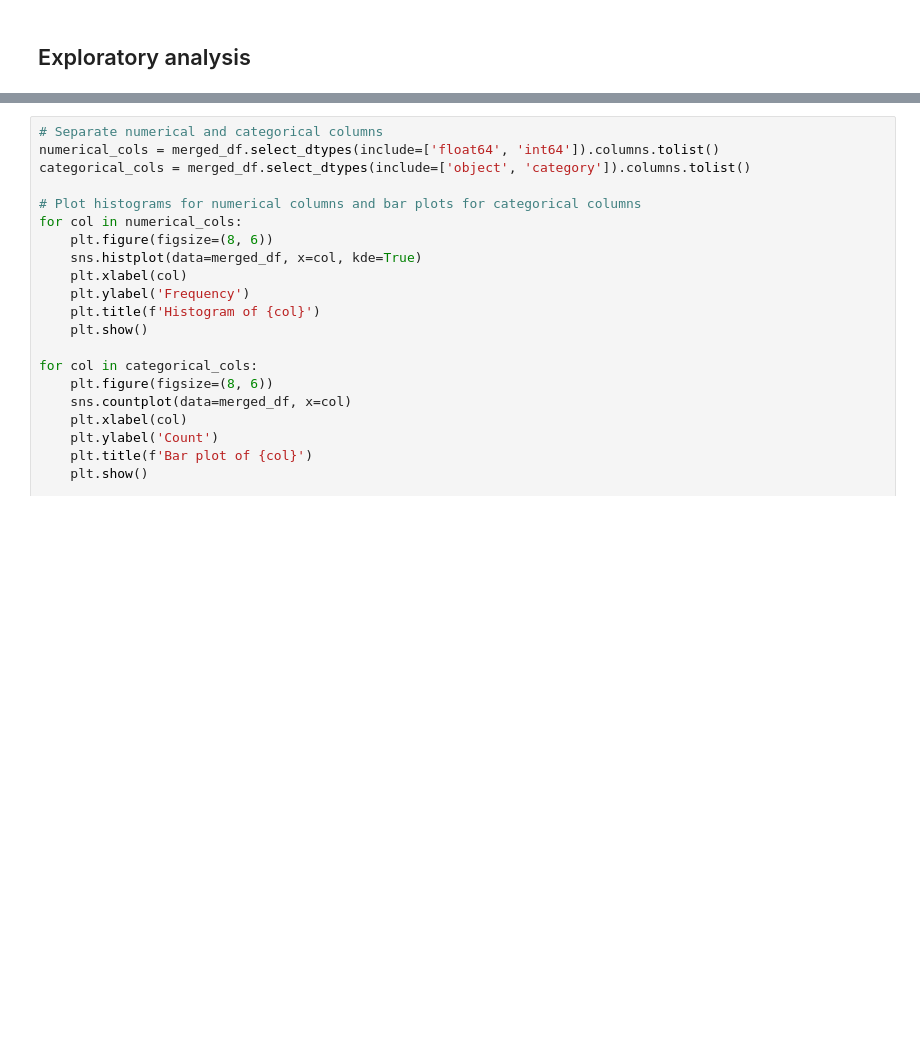
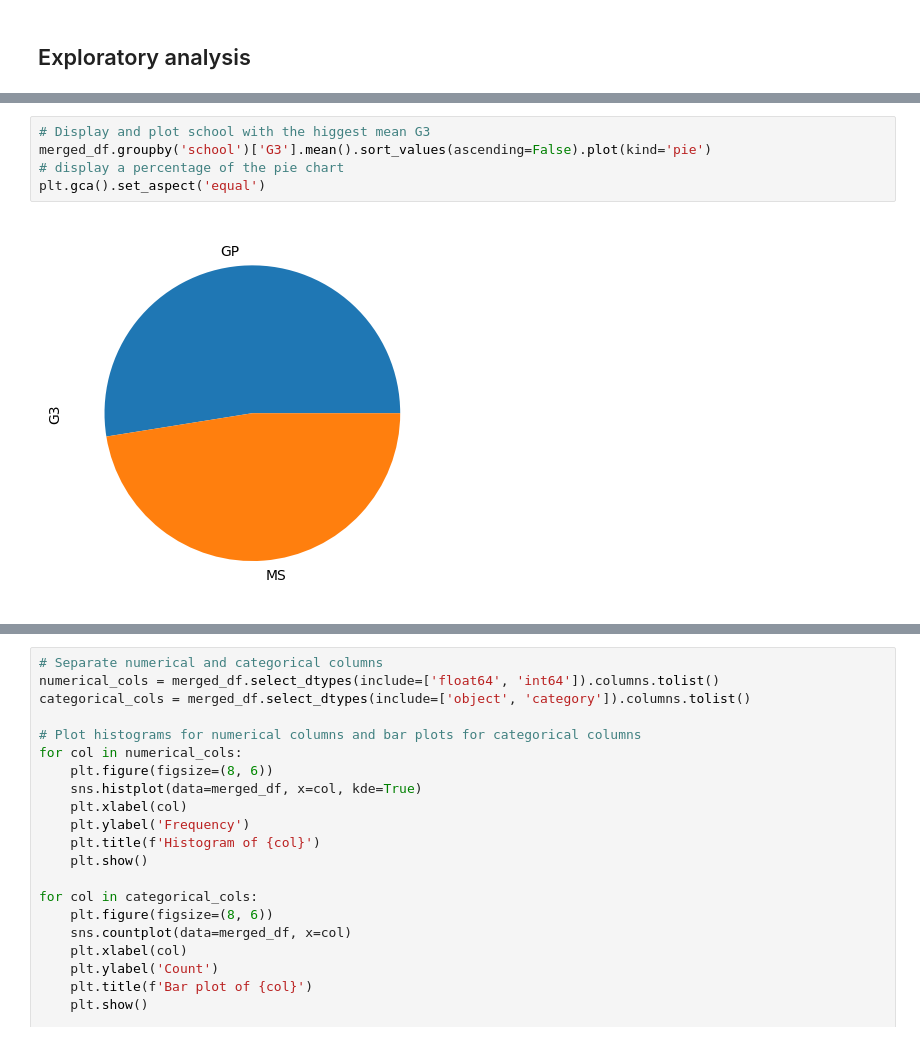
Before and after one commit to 75andybermond/Predict_Student_Performance, a Jupyter notebook: merge.ipynb, the cells around one changed output, grey strips where cells are left out. Saved outputs shown, nothing was run; the diff lists cells and outputs as text; blank space fills up the shorter version.

```diff
--- a/merge.ipynb
+++ b/merge.ipynb
@@ -91,0 +112,7 @@ merged_df.describe()
+# %%
+# Display and plot school with the higgest mean G3
+merged_df.groupby('school')['G3'].mean().sort_values(ascending=False).plot(kind='pie')
+# display a percentage of the pie chart
+plt.gca().set_aspect('equal')
+# %% [output]
+[figure, added]
```
Also changed, not shown: parts of 13 cells of this notebook.
